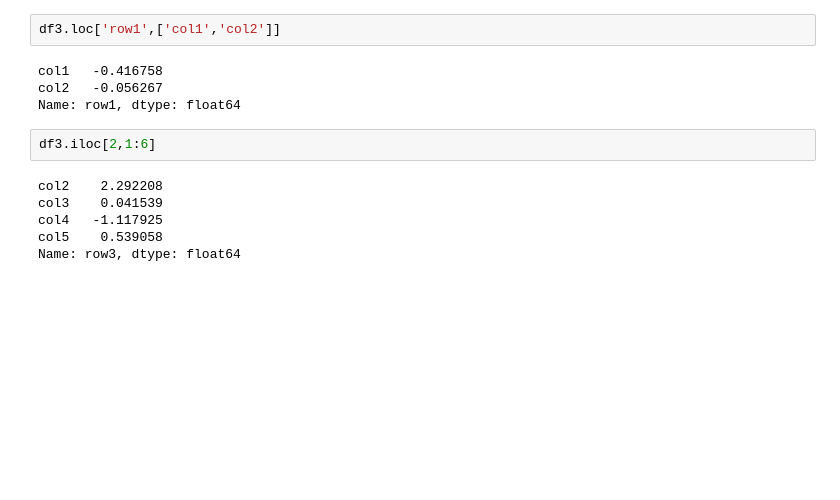
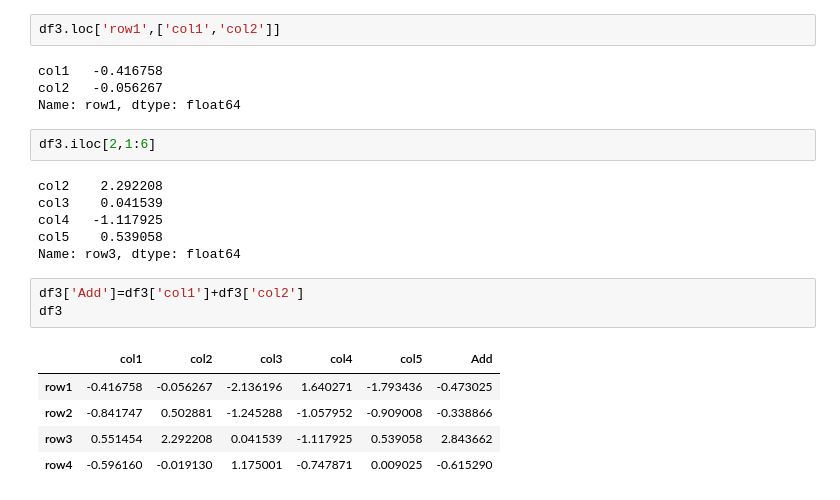
Before and after one commit to 521sai/Pandas_Library, a Jupyter notebook: pandas.ipynb, the cells around one changed output. Drawn from its saved outputs; the diff is of its cells as text; blank space fills up the shorter version.

```diff
--- a/pandas.ipynb
+++ b/pandas.ipynb
@@ -280,3 +280,12 @@ col3    0.041539
 col4   -1.117925
 col5    0.539058
 Name: row3, dtype: float64
+# %%
+df3['Add']=df3['col1']+df3['col2']
+df3
+# %% [output]
+|  | col1 | col2 | col3 | col4 | col5 | Add |
+| row1 | -0.416758 | -0.056267 | -2.136196 | 1.640271 | -1.793436 | -0.473025 |
+| row2 | -0.841747 | 0.502881 | -1.245288 | -1.057952 | -0.909008 | -0.338866 |
+| row3 | 0.551454 | 2.292208 | 0.041539 | -1.117925 | 0.539058 | 2.843662 |
+| row4 | -0.596160 | -0.019130 | 1.175001 | -0.747871 | 0.009025 | -0.615290 |
```
